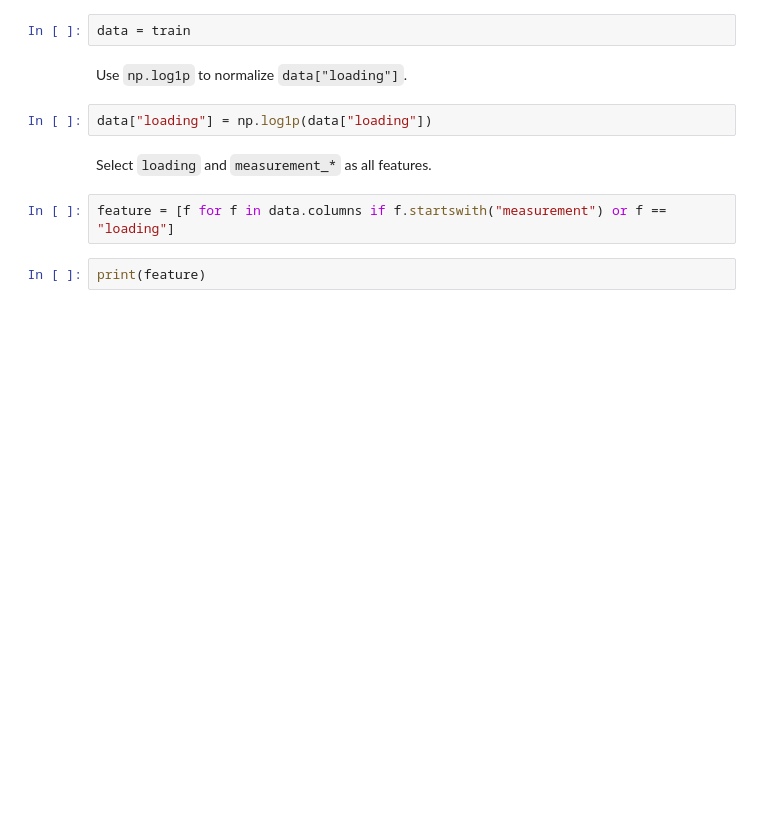
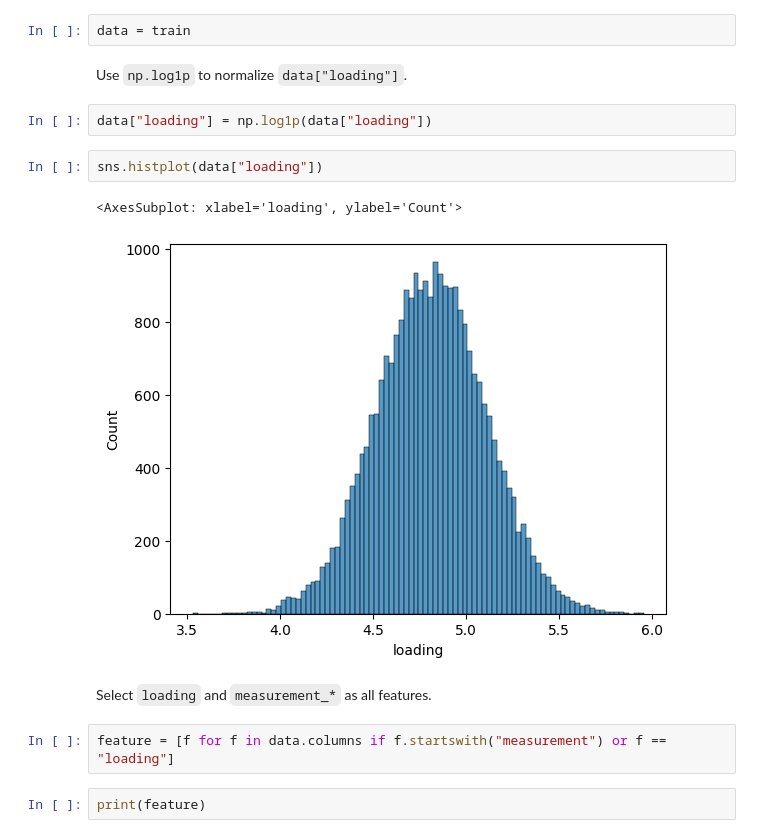
Before and after one commit to smb374/intro-to-ml-2022-final, a Jupyter notebook: train.ipynb, the cells around one changed output. Cells and saved outputs as stored; diff of their text form; blank space fills up the shorter version.

```diff
--- a/train.ipynb
+++ b/train.ipynb
@@ -71,6 +91,11 @@ data = train
 Use `np.log1p` to normalize `data["loading"]`.
 # %%
 data["loading"] = np.log1p(data["loading"])
+# %%
+sns.histplot(data["loading"])
+# %% [output]
+<AxesSubplot: xlabel='loading', ylabel='Count'>
+[figure, added]
 # %% [markdown]
 Select `loading` and `measurement_*` as all features.
 # %%
```
Also changed, not shown: parts of 5 cells of this notebook.
